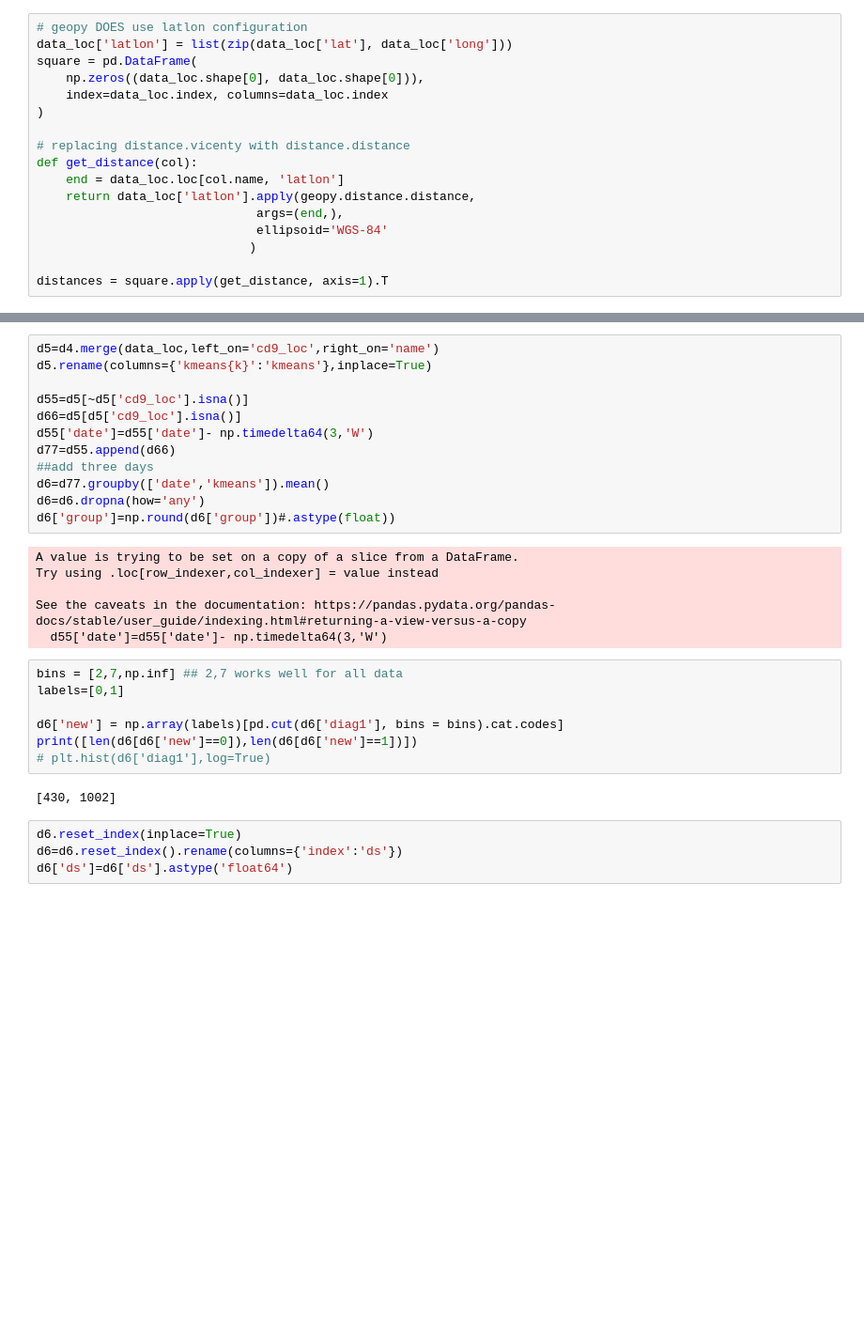
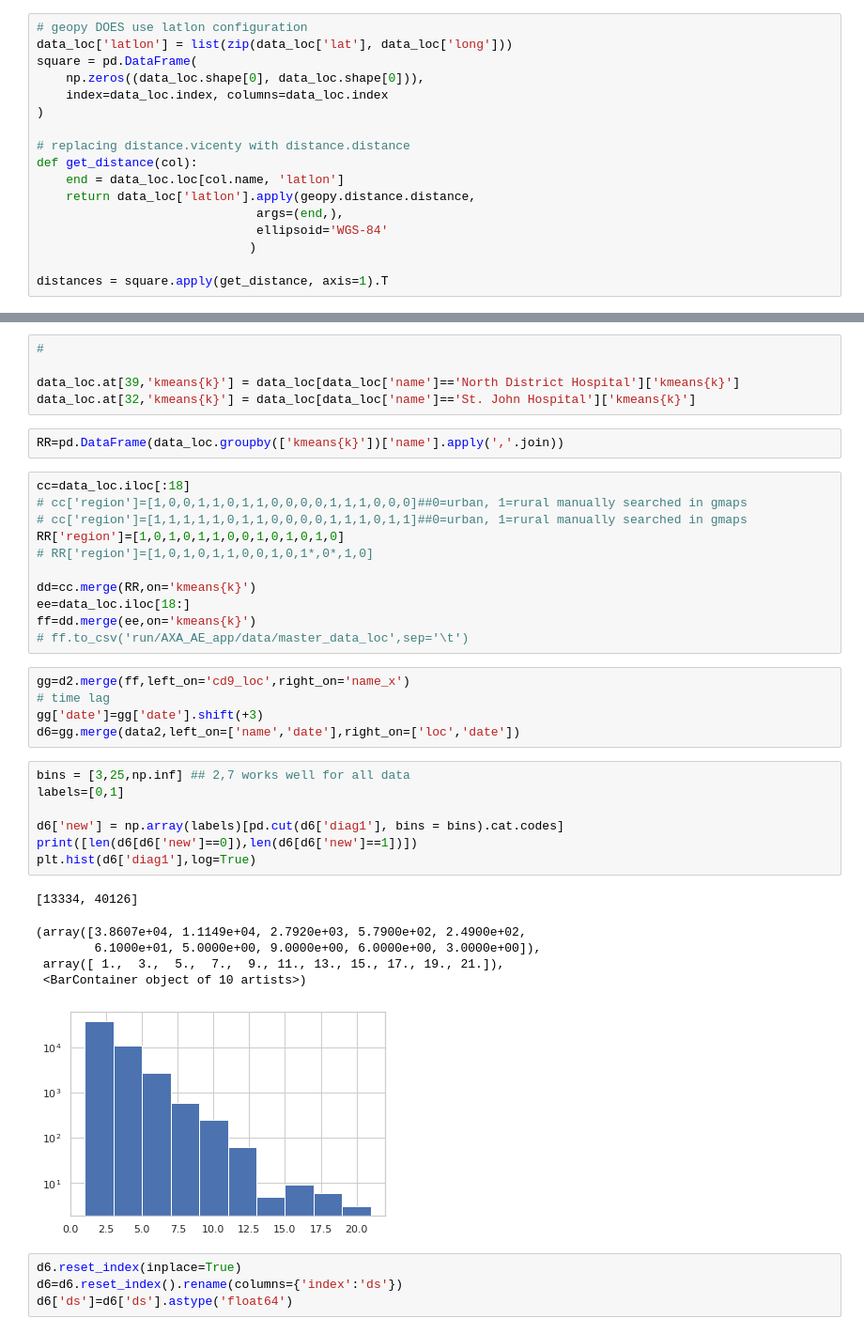
Before and after one commit to dcolinmorgan/AXA_AE_app, a Jupyter notebook: AXA_AE.ipynb, the cells around one changed output, grey strips where cells are left out. Shown at 94% size. Cells and saved outputs as stored; diff of their text form; blank space fills up the shorter version.

```diff
--- a/AXA_AE.ipynb
+++ b/AXA_AE.ipynb
@@ -341,32 +389,42 @@ model = KMeans(n_clusters=k).fit(X)
 class_predictions=model.predict(X)
 data_loc['kmeans{k}'] = class_predictions
-# %%
-d5=d4.merge(data_loc,left_on='cd9_loc',right_on='name')
-d5.rename(columns={'kmeans{k}':'kmeans'},inplace=True)
-
-d55=d5[~d5['cd9_loc'].isna()]
-d66=d5[d5['cd9_loc'].isna()]
-d55['date']=d55['date']- np.timedelta64(3,'W')
-d77=d55.append(d66)
-##add three days
-d6=d77.groupby(['date','kmeans']).mean()
-d6=d6.dropna(how='any')
-d6['group']=np.round(d6['group'])#.astype(float))
-# %% [output]
-A value is trying to be set on a copy of a slice from a DataFrame.
-Try using .loc[row_indexer,col_indexer] = value instead
-
-See the caveats in the documentation: https://pandas.pydata.org/pandas-docs/stable/user_guide/indexing.html#returning-a-view-versus-a-copy
-  d55['date']=d55['date']- np.timedelta64(3,'W')
+# %%
+#
+
+data_loc.at[39,'kmeans{k}'] = data_loc[data_loc['name']=='North District Hospital']['kmeans{k}']
+data_loc.at[32,'kmeans{k}'] = data_loc[data_loc['name']=='St. John Hospital']['kmeans{k}']
+# %%
+RR=pd.DataFrame(data_loc.groupby(['kmeans{k}'])['name'].apply(','.join))
+# %%
+cc=data_loc.iloc[:18]
+# cc['region']=[1,0,0,1,1,0,1,1,0,0,0,0,1,1,1,0,0,0]##0=urban, 1=rural manually searched in gmaps
+# cc['region']=[1,1,1,1,1,0,1,1,0,0,0,0,1,1,1,0,1,1]##0=urban, 1=rural manually searched in gmaps
+RR['region']=[1,0,1,0,1,1,0,0,1,0,1,0,1,0]
+# RR['region']=[1,0,1,0,1,1,0,0,1,0,1*,0*,1,0]
+
+dd=cc.merge(RR,on='kmeans{k}')
+ee=data_loc.iloc[18:]
+ff=dd.merge(ee,on='kmeans{k}')
+# ff.to_csv('run/AXA_AE_app/data/master_data_loc',sep='\t')
+# %%
+gg=d2.merge(ff,left_on='cd9_loc',right_on='name_x')
+# time lag
+gg['date']=gg['date'].shift(+3)
+d6=gg.merge(data2,left_on=['name','date'],right_on=['loc','date'])
 # %%
-bins = [2,7,np.inf] ## 2,7 works well for all data
+bins = [3,25,np.inf] ## 2,7 works well for all data
 labels=[0,1]
 
 d6['new'] = np.array(labels)[pd.cut(d6['diag1'], bins = bins).cat.codes]
 print([len(d6[d6['new']==0]),len(d6[d6['new']==1])])
-# plt.hist(d6['diag1'],log=True)
+plt.hist(d6['diag1'],log=True)
 # %% [output]
-[430, 1002]
+[13334, 40126]
+(array([3.8607e+04, 1.1149e+04, 2.7920e+03, 5.7900e+02, 2.4900e+02,
+        6.1000e+01, 5.0000e+00, 9.0000e+00, 6.0000e+00, 3.0000e+00]),
+ array([ 1.,  3.,  5.,  7.,  9., 11., 13., 15., 17., 19., 21.]),
+ <BarContainer object of 10 artists>)
+[figure, added]
 # %%
 d6.reset_index(inplace=True)
 d6=d6.reset_index().rename(columns={'index':'ds'})
```
Also changed, not shown: parts of 26 cells of this notebook, 2 other files.
